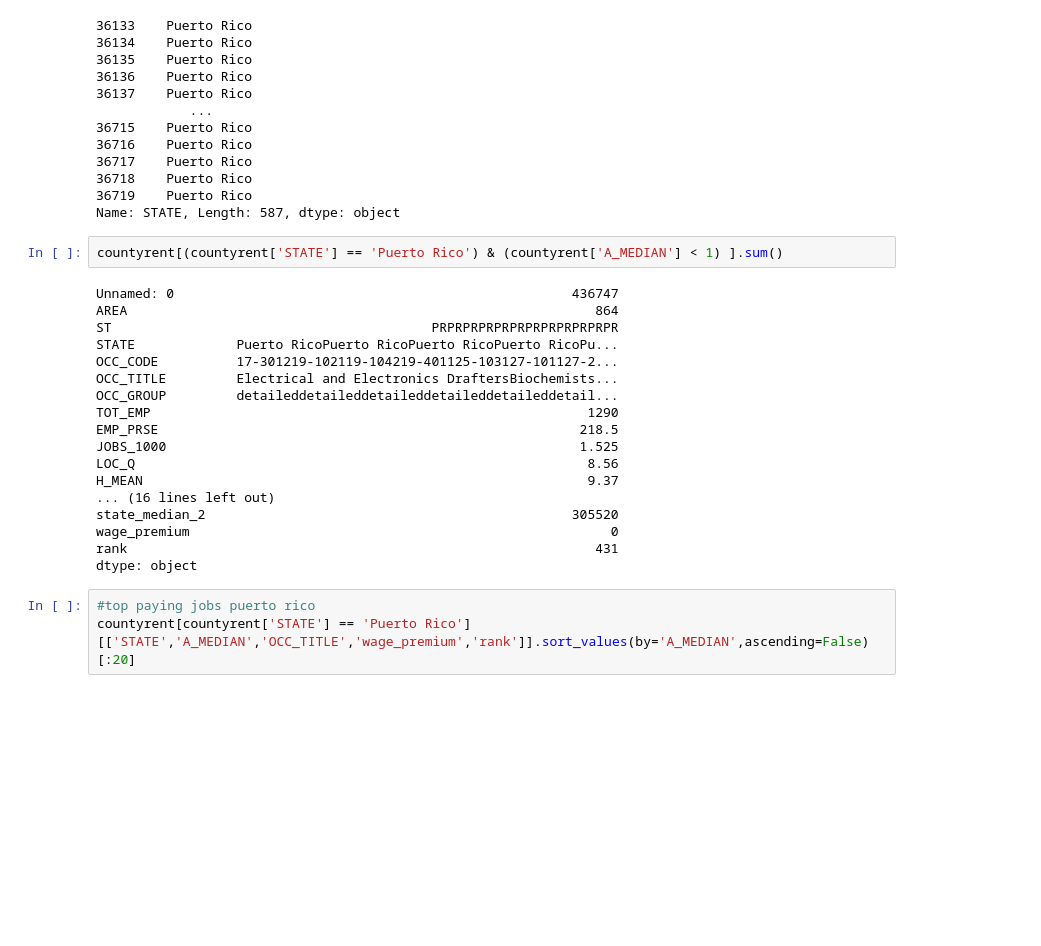
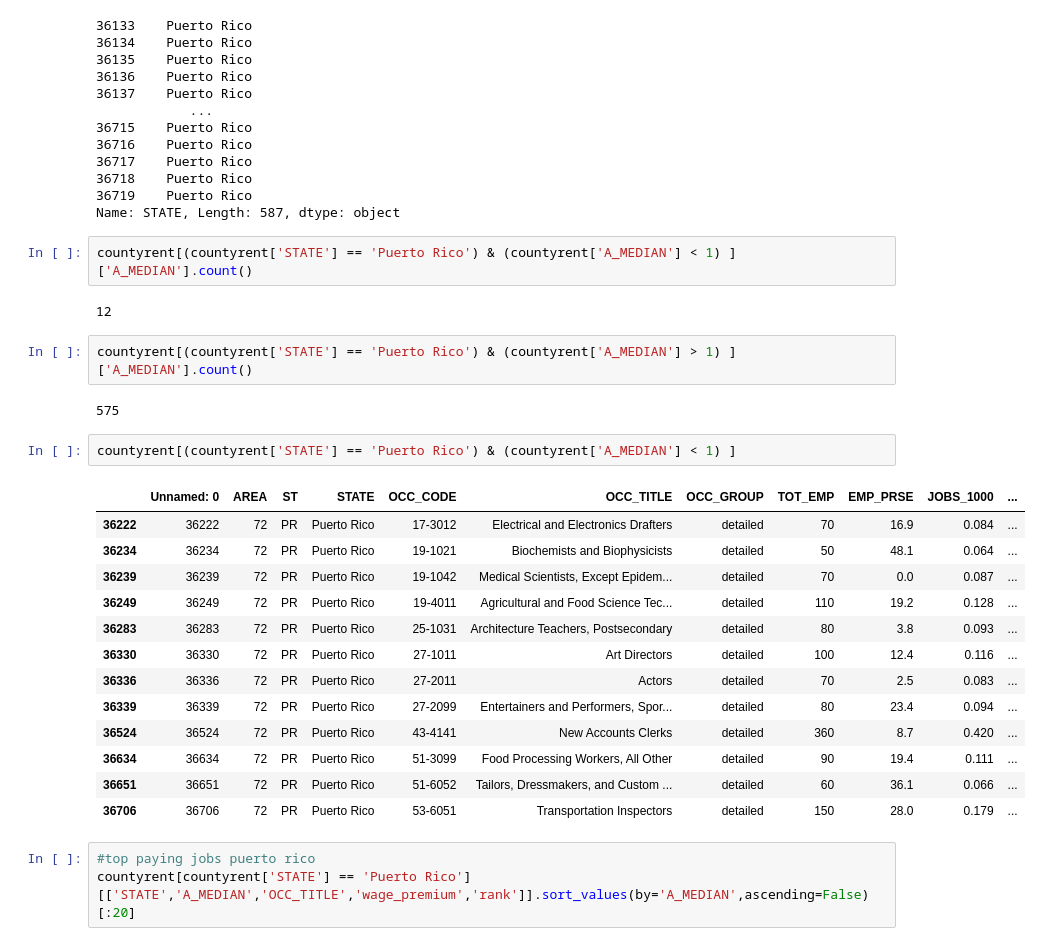
Before and after one commit to MikeDaBossss/Placestolive, a Jupyter notebook: rent.ipynb, the cells around one changed output. Drawn from its saved outputs; the diff is of its cells as text; blank space fills up the shorter version.

```diff
--- a/rent.ipynb
+++ b/rent.ipynb
@@ -455,26 +467,30 @@ countyrent[countyrent['STATE'] == 'Puerto Rico']['STATE']
 36718    Puerto Rico
 36719    Puerto Rico
 Name: STATE, Length: 587, dtype: object
+# %%
+countyrent[(countyrent['STATE'] == 'Puerto Rico') & (countyrent['A_MEDIAN'] < 1) ]['A_MEDIAN'].count()
+# %% [output]
+12
+# %%
+countyrent[(countyrent['STATE'] == 'Puerto Rico') & (countyrent['A_MEDIAN'] > 1) ]['A_MEDIAN'].count()
+# %% [output]
+575
 # %%
-countyrent[(countyrent['STATE'] == 'Puerto Rico') & (countyrent['A_MEDIAN'] < 1) ].sum()
+countyrent[(countyrent['STATE'] == 'Puerto Rico') & (countyrent['A_MEDIAN'] < 1) ]
 # %% [output]
-Unnamed: 0                                                   436747
-AREA                                                            864
-ST                                         PRPRPRPRPRPRPRPRPRPRPRPR
-STATE             Puerto RicoPuerto RicoPuerto RicoPuerto RicoPu...
-OCC_CODE          17-301219-102119-104219-401125-103127-101127-2...
-OCC_TITLE         Electrical and Electronics DraftersBiochemists...
-OCC_GROUP         detaileddetaileddetaileddetaileddetaileddetail...
-TOT_EMP                                                        1290
-EMP_PRSE                                                      218.5
-JOBS_1000                                                     1.525
-LOC_Q                                                          8.56
-H_MEAN                                                         9.37
-... (16 lines left out)
-state_median_2                                               305520
-wage_premium                                                      0
-rank                                                            431
-dtype: object
+|  | Unnamed: 0 | AREA | ST | STATE | OCC_CODE | OCC_TITLE | OCC_GROUP | TOT_EMP | EMP_PRSE | JOBS_1000 | ... |
+| 36222 | 36222 | 72 | PR | Puerto Rico | 17-3012 | Electrical and Electronics Drafters | detailed | 70 | 16.9 | 0.084 | ... |
+| 36234 | 36234 | 72 | PR | Puerto Rico | 19-1021 | Biochemists and Biophysicists | detailed | 50 | 48.1 | 0.064 | ... |
+| 36239 | 36239 | 72 | PR | Puerto Rico | 19-1042 | Medical Scientists, Except Epidem... | detailed | 70 | 0.0 | 0.087 | ... |
+| 36249 | 36249 | 72 | PR | Puerto Rico | 19-4011 | Agricultural and Food Science Tec... | detailed | 110 | 19.2 | 0.128 | ... |
+| 36283 | 36283 | 72 | PR | Puerto Rico | 25-1031 | Architecture Teachers, Postsecondary | detailed | 80 | 3.8 | 0.093 | ... |
+| 36330 | 36330 | 72 | PR | Puerto Rico | 27-1011 | Art Directors | detailed | 100 | 12.4 | 0.116 | ... |
+| 36336 | 36336 | 72 | PR | Puerto Rico | 27-2011 | Actors | detailed | 70 | 2.5 | 0.083 | ... |
+| 36339 | 36339 | 72 | PR | Puerto Rico | 27-2099 | Entertainers and Performers, Spor... | detailed | 80 | 23.4 | 0.094 | ... |
+| 36524 | 36524 | 72 | PR | Puerto Rico | 43-4141 | New Accounts Clerks | detailed | 360 | 8.7 | 0.420 | ... |
+| 36634 | 36634 | 72 | PR | Puerto Rico | 51-3099 | Food Processing Workers, All Other | detailed | 90 | 19.4 | 0.111 | ... |
+| 36651 | 36651 | 72 | PR | Puerto Rico | 51-6052 | Tailors, Dressmakers, and Custom ... | detailed | 60 | 36.1 | 0.066 | ... |
+| 36706 | 36706 | 72 | PR | Puerto Rico | 53-6051 | Transportation Inspectors | detailed | 150 | 28.0 | 0.179 | ... |
 # %%
 #top paying jobs puerto rico
 countyrent[countyrent['STATE'] == 'Puerto Rico'][['STATE','A_MEDIAN','OCC_TITLE','wage_premium','rank']].sort_values(by='A_MEDIAN',ascending=False)[:20]
```
Also changed, not shown: parts of 15 cells of this notebook.
